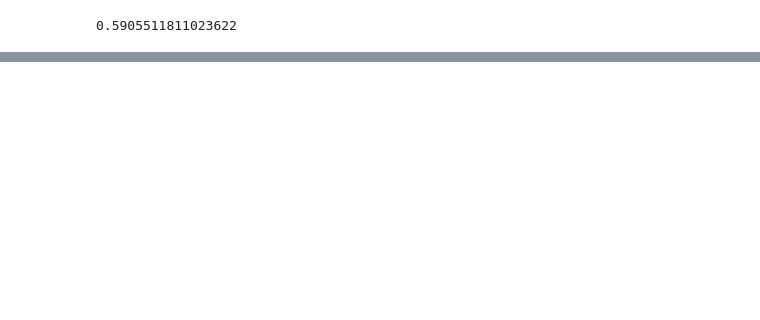
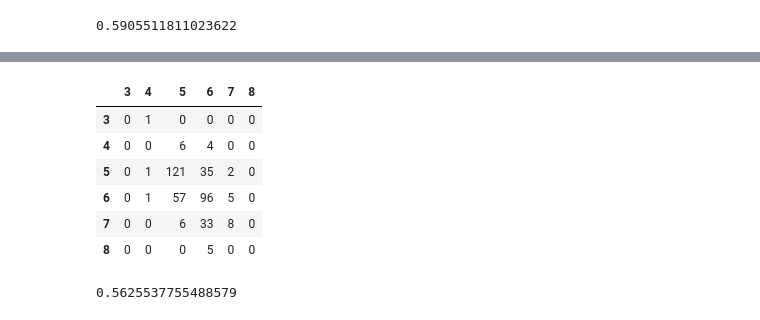
Before and after one commit to RyanPerrina/wine_classification, a Jupyter notebook: wine_classification.ipynb, the cells around one changed output, grey strips where cells are left out. Saved outputs shown, nothing was run; the diff lists cells and outputs as text; code cells hidden in the pictures; blank space fills up the shorter version.

```diff
--- a/wine_classification.ipynb
+++ b/wine_classification.ipynb
@@ -307,0 +339,18 @@ dtype: float64
+# %%
+from sklearn.metrics import confusion_matrix
+y_pred = gs.predict(X_val)
+cm = confusion_matrix(y_val,y_pred)
+DataFrame(cm,index=gs.classes_,columns=gs.classes_)
+# %% [output]
+|  | 3 | 4 | 5 | 6 | 7 | 8 |
+| 3 | 0 | 1 | 0 | 0 | 0 | 0 |
+| 4 | 0 | 0 | 6 | 4 | 0 | 0 |
+| 5 | 0 | 1 | 121 | 35 | 2 | 0 |
+| 6 | 0 | 1 | 57 | 96 | 5 | 0 |
+| 7 | 0 | 0 | 6 | 33 | 8 | 0 |
+| 8 | 0 | 0 | 0 | 5 | 0 | 0 |
+# %%
+from sklearn.metrics import f1_score
+f1_score(y_val,y_pred,average="weighted")
+# %% [output]
+0.5625537755488579
```
Also changed, not shown: parts of 4 cells of this notebook.
